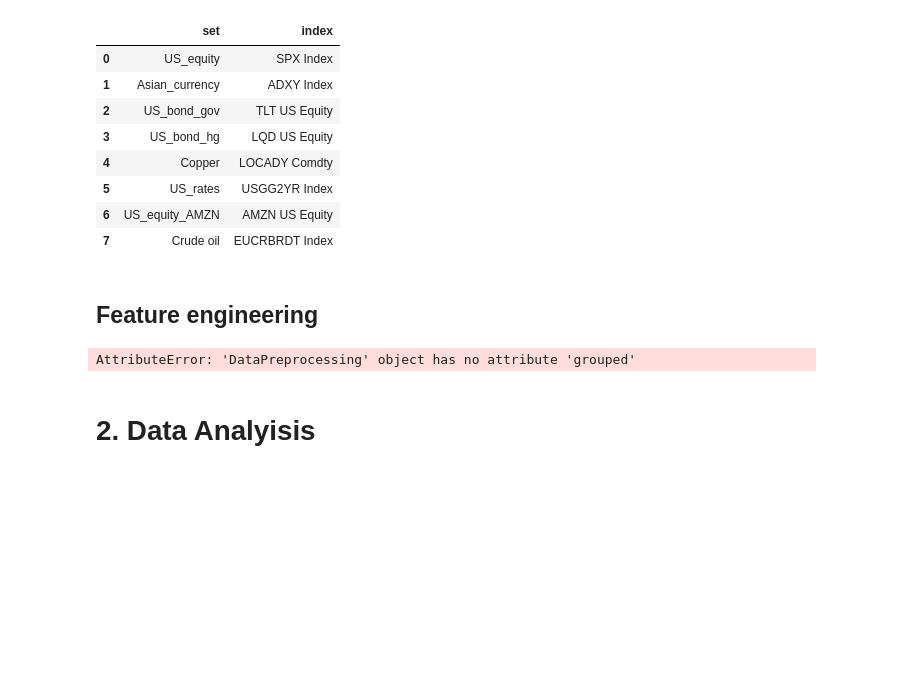
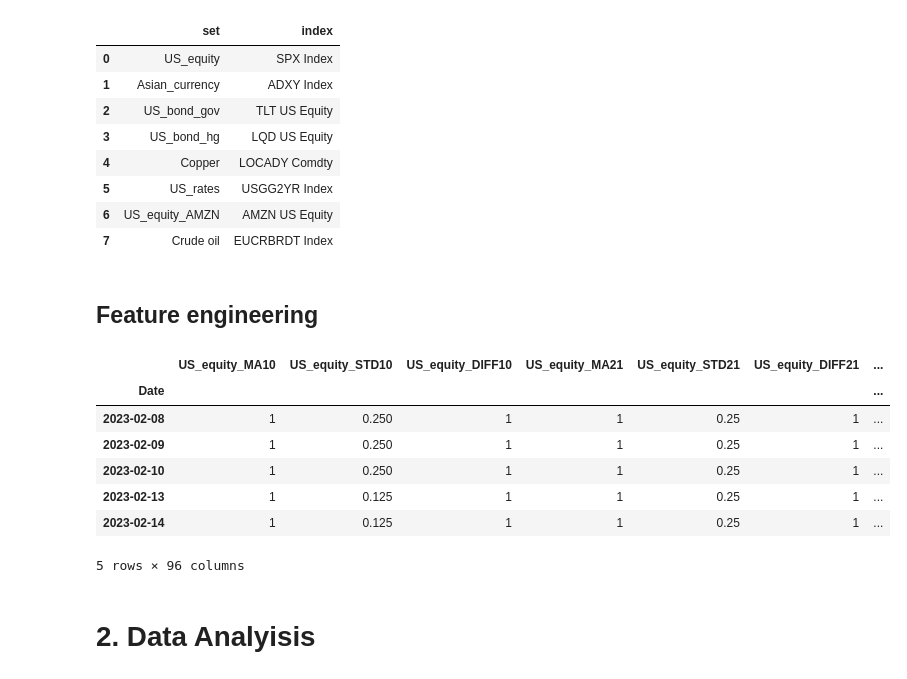
Before and after one commit to joyyuan89/FinAI, a Jupyter notebook: case_study/market_regime/Market_regime_v1 copy.ipynb, the cells around one changed output. Cells and saved outputs as stored; diff of their text form; code cells hidden in the pictures; blank space fills up the shorter version.

```diff
--- a/case_study/market_regime/Market_regime_v1 copy.ipynb
+++ b/case_study/market_regime/Market_regime_v1 copy.ipynb
@@ -188,4 +87,9 @@ from datapreprocessing import DataPreprocessing
 # %%
+#ignore warining
+import warnings
+warnings.filterwarnings('ignore')
+
+from datapreprocessing import DataPreprocessing
 
 data_pre = DataPreprocessing(data = raw_data,
                                 base_index = base_index_name,
@@ -198,10 +102,17 @@ data_pre = DataPreprocessing(data = raw_data,
                                 rounded = True,
                                 round_level = 8)
 
-market_data = data_pre.construct_market_data()
+derived_data = data_pre.construct_market_data()
-# %% [output]
-AttributeError: 'DataPreprocessing' object has no attribute 'grouped'
 # %%
-df_derived.tail(5)
+derived_data.tail(5)
+# %% [output]
+|  | US_equity_MA10 | US_equity_STD10 | US_equity_DIFF10 | US_equity_MA21 | US_equity_STD21 | US_equity_DIFF21 | ... |
+| Date |  |  |  |  |  |  | ... |
+| 2023-02-08 | 1 | 0.250 | 1 | 1 | 0.25 | 1 | ... |
+| 2023-02-09 | 1 | 0.250 | 1 | 1 | 0.25 | 1 | ... |
+| 2023-02-10 | 1 | 0.250 | 1 | 1 | 0.25 | 1 | ... |
+| 2023-02-13 | 1 | 0.125 | 1 | 1 | 0.25 | 1 | ... |
+| 2023-02-14 | 1 | 0.125 | 1 | 1 | 0.25 | 1 | ... |
+5 rows × 96 columns
 # %%
 # data download
```
Also changed, not shown: parts of 18 cells of this notebook, 4 other files.
